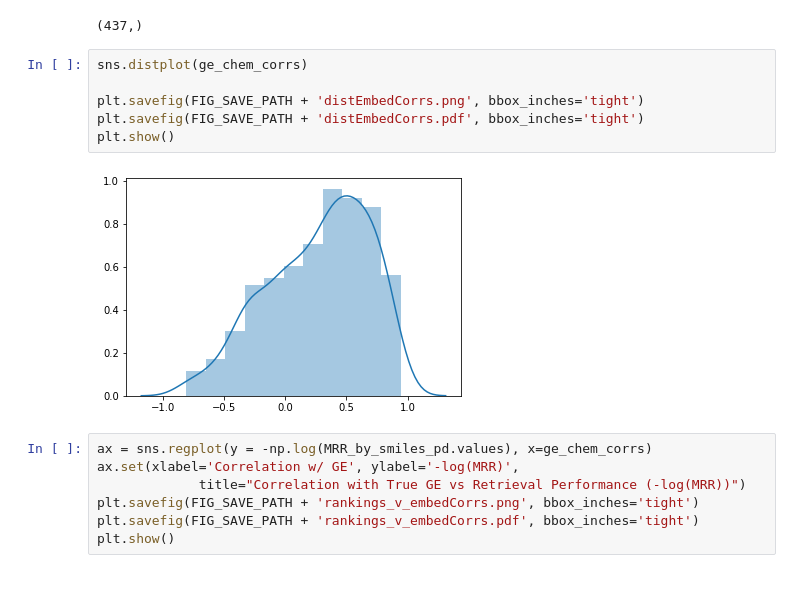
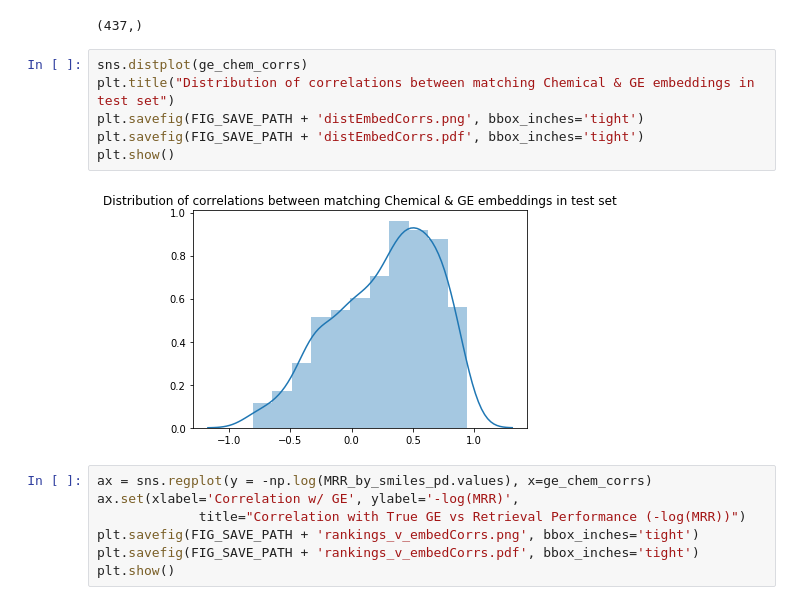
Before and after one commit to sgfin/molecule_ge_coordinated_embeddings, a Jupyter notebook: notebooks/results_drug_cell_split.ipynb, the cells around one changed output. Saved outputs shown, nothing was run; the diff lists cells and outputs as text.

```diff
--- a/notebooks/results_drug_cell_split.ipynb
+++ b/notebooks/results_drug_cell_split.ipynb
@@ -1103,12 +1103,12 @@ ge_chem_corrs.shape
 (437,)
 # %%
 sns.distplot(ge_chem_corrs)
-
+plt.title("Distribution of correlations between matching Chemical & GE embeddings in test set")
 plt.savefig(FIG_SAVE_PATH + 'distEmbedCorrs.png', bbox_inches='tight')
 plt.savefig(FIG_SAVE_PATH + 'distEmbedCorrs.pdf', bbox_inches='tight')
 plt.show()
 # %% [output]
-[figure, old version]
+[figure, new version]
 # %%
 ax = sns.regplot(y = -np.log(MRR_by_smiles_pd.values), x=ge_chem_corrs)
 ax.set(xlabel='Correlation w/ GE', ylabel='-log(MRR)',
```
